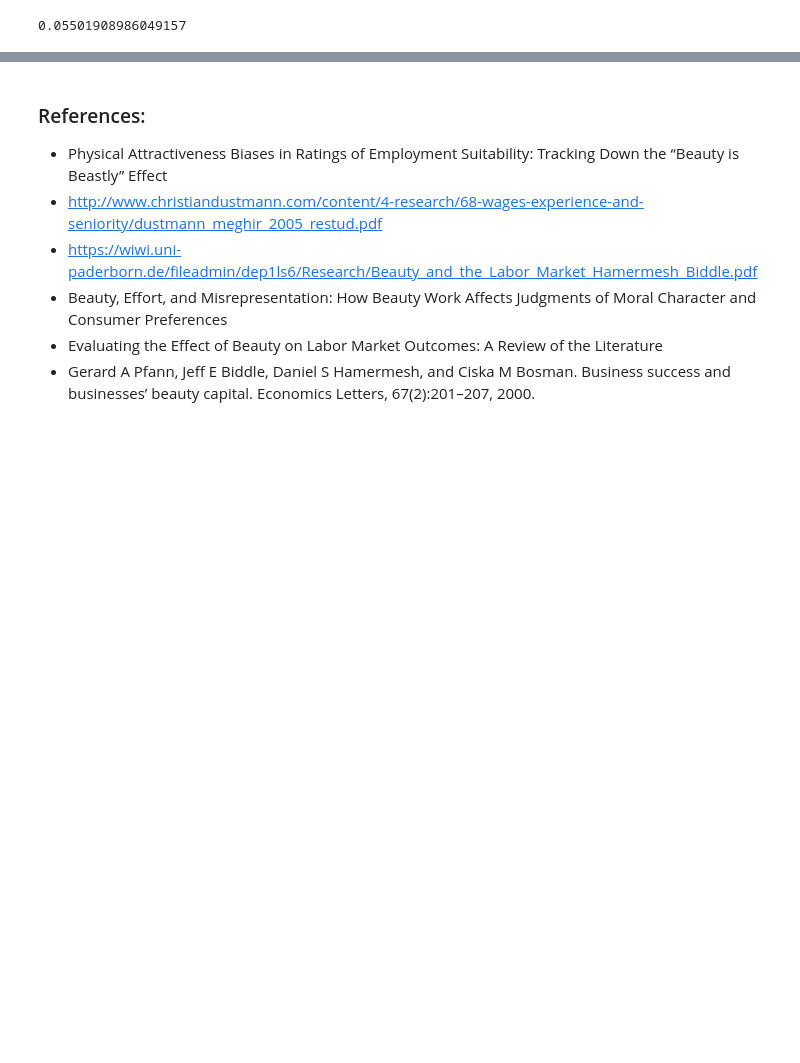
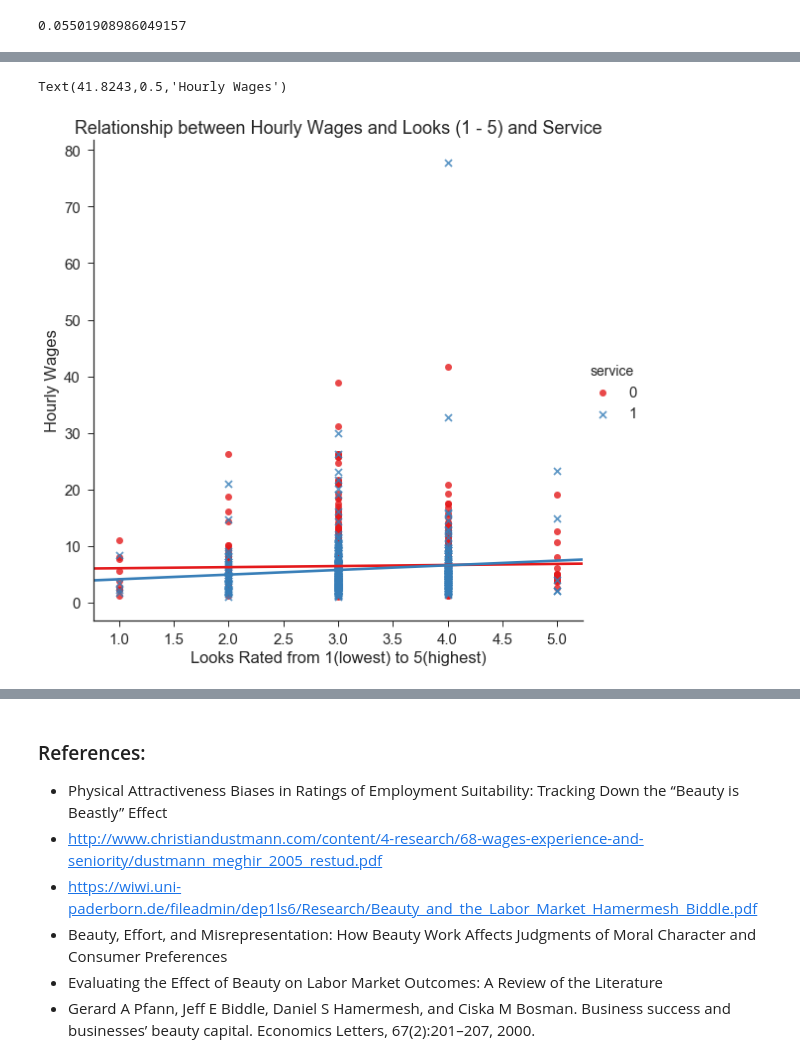
Before and after one commit to shrutirao94/beauty-and-the-labour-market, a Jupyter notebook: Beauty and the Labour Market.ipynb, the cells around one changed output, grey strips where cells are left out. Drawn from its saved outputs; the diff is of its cells as text; code cells hidden in the pictures; blank space fills up the shorter version.

```diff
--- a/Beauty and the Labour Market.ipynb
+++ b/Beauty and the Labour Market.ipynb
@@ -290,0 +323,16 @@ Warnings:
+# %%
+#Set style
+sns.set_context("notebook", font_scale=1.5)
+sns.set_style("ticks")
+
+# Plot Data
+g = sns.lmplot(x="looks", y="wage", hue='service', ci=None, size=8, data=data, aspect=1.0,
+              markers=["o", "x"], palette="Set1")
+
+# Plot Labels
+plt.title("Relationship between Hourly Wages and Looks (1 - 5) and Service")
+plt.xlabel('Looks Rated from 1(lowest) to 5(highest)')
+plt.ylabel('Hourly Wages')
+# %% [output]
+Text(41.8243,0.5,'Hourly Wages')
+[figure, added]
```
Also changed, not shown: parts of 19 cells of this notebook.
